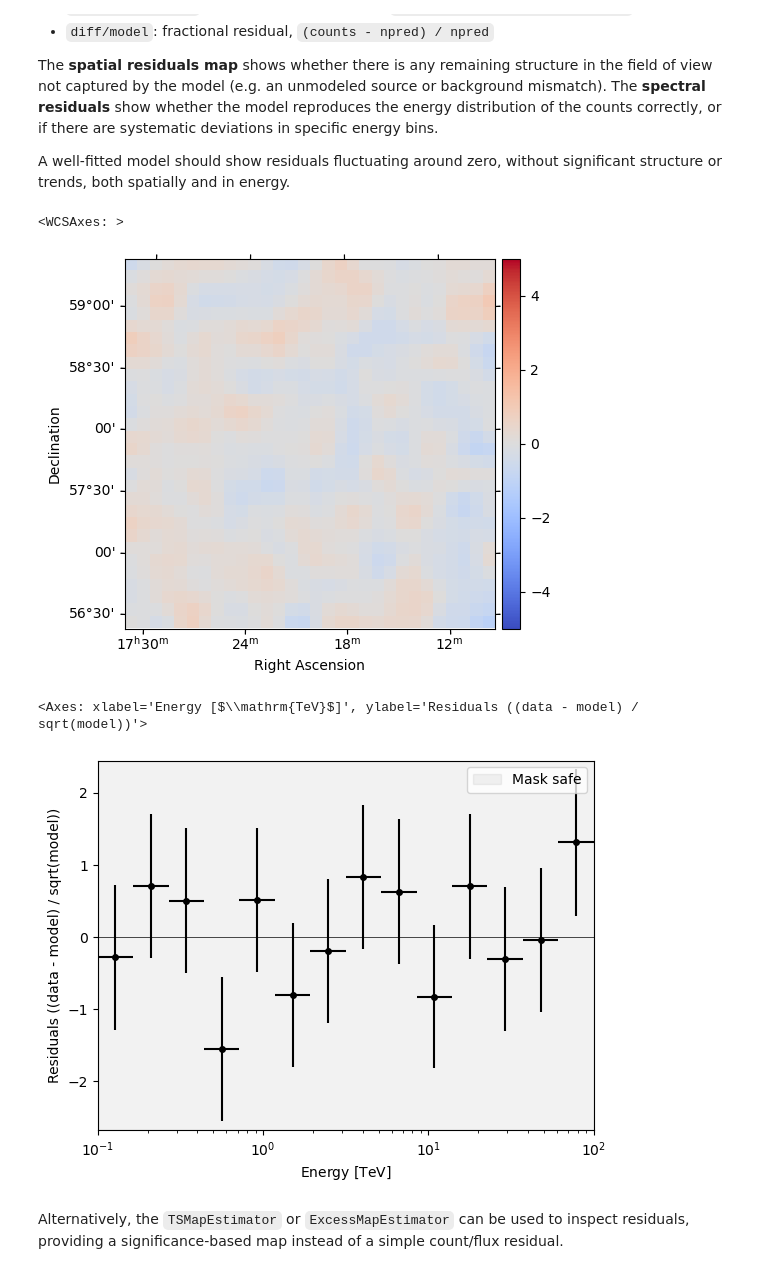
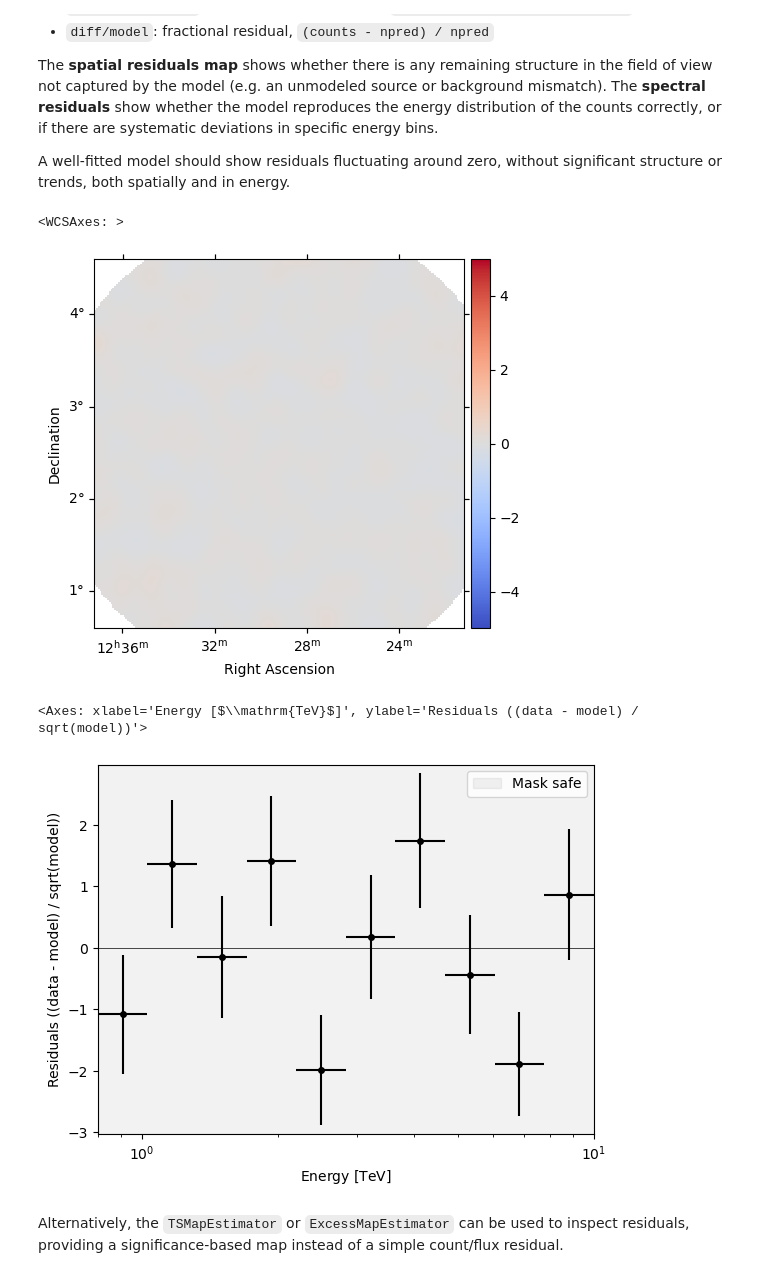
Before and after one commit to alexcervino/Dark-Matter-Tutorials-Gammapy, a Jupyter notebook: dark_matter_tutorial_complete_analysis.ipynb, the cells around one changed output. Drawn from its saved outputs; the diff is of its cells as text; code cells hidden in the pictures.

```diff
--- a/dark_matter_tutorial_complete_analysis.ipynb
+++ b/dark_matter_tutorial_complete_analysis.ipynb
@@ -286,28 +228,28 @@ type    name     value    unit   error      min        max    frozen link prior
 # %% [markdown]
 We see that the coordinates are free parameters, we should freeze them so we make sure we study the target we want.
 # %%
-dataset_mc.models["draco-dm"].parameters['lon_0'].frozen = True
-dataset_mc.models["draco-dm"].parameters['lat_0'].frozen = True
+dataset.models["dm"].parameters['lon_0'].frozen = True
+dataset.models["dm"].parameters['lat_0'].frozen = True
 # %%
 # Fit with background only (no DM signal)
 # Freeze the DM model parameters and free the background model parameters
-dataset_mc.models["draco-dm"].spectral_model.scale.frozen = True
-dataset_mc.models["dataset-simu-draco-bkg"].parameters["norm"].frozen = False
-dataset_mc.models["dataset-simu-draco-bkg"].parameters["tilt"].frozen = False
+dataset.models["dm"].spectral_model.scale.frozen = True
+dataset.models["stacked-bkg"].parameters["norm"].frozen = False
+dataset.models["stacked-bkg"].parameters["tilt"].frozen = False
 
 # Example of how to set the background normalization parameter for a specific dataset. This is useful when you want to adjust the background model's normalization before fitting or analyzing the data.
-dataset_mc.models["dataset-simu-draco-bkg"].parameters["norm"].value = 1.0 # Starting point of the optimizer
-dataset_mc.models["dataset-simu-draco-bkg"].parameters["norm"].min = 0.5
-dataset_mc.models["dataset-simu-draco-bkg"].parameters["norm"].max = 2.0
+dataset.models["stacked-bkg"].parameters["norm"].value = 1.0 # Starting point of the optimizer
+dataset.models["stacked-bkg"].parameters["norm"].min = 0.5
+dataset.models["stacked-bkg"].parameters["norm"].max = 2.0
 
 fit = Fit()
-result_bkg = fit.run(datasets=[dataset_mc])
+result_bkg = fit.run(datasets=[dataset])
 print(f"Background fit converged: {result_bkg.success}")
 
 if not result_bkg.success:
     print("WARNING: fit did not converge. Adjust starting values before continuing.")
 else:
-    stat_H0 = dataset_mc.stat_sum()
+    stat_H0 = dataset.stat_sum()
     print(f"         stat_H0 = {stat_H0:.4f}")
 # %% [output]
 Background fit converged: True
@@ -331,12 +270,11 @@ else:
 Once it has converged, we can proceed with the H1 fit.
 # %%
 # Full fit — all parameters free
-dataset_mc.models["dataset-simu-draco-bkg"].parameters["norm"].frozen = False
-dataset_mc.models["dataset-simu-draco-bkg"].parameters["tilt"].frozen = False
-dataset_mc.models["draco-dm"].spectral_model.scale.frozen = False
+dataset.models["stacked-bkg"].parameters["norm"].frozen = False
+dataset.models["stacked-bkg"].parameters["tilt"].frozen = False
+dataset.models["dm"].spectral_model.scale.frozen = False
 
-result_full = fit.run(datasets=[dataset_mc])
-print(f"Background fit converged: {result_bkg.success}")
+result_full = fit.run(datasets=[dataset])
 print(f"Full fit converged: {result_full.success}")
 
 if not result_full.success:
@@ -351,10 +288,11 @@ Full fit converged: True
 # %%
 #Another way to do the full fit is to create a new model with both the DM and background components and assign it to the dataset. This is useful if you want to keep the original model intact for later use.
 # Here you have the code sample
-spectral_model.parameters["scale"].frozen = False
-models_src = Models([model_simu, bkg_model])
-dataset_example.models = models_src
-result_src = fit.run(datasets=[dataset_example])
+dataset.models["stacked-bkg"].parameters["norm"].frozen = False
+dataset.models["stacked-bkg"].parameters["tilt"].frozen = False
+dataset.models["dm"].spectral_model.scale.frozen = False
+
+result_src = fit.run(datasets=[dataset])
 if not result_src.success:
     print("WARNING: fit did not converge. Adjust starting values before continuing.")
 # %% [markdown]
@@ -469,26 +403,26 @@ distribution of the counts correctly, or if there are systematic deviations in s
 A well-fitted model should show residuals fluctuating around zero, without significant structure or trends, both spatially and in energy.
 # %%
 # Spatial residuals map
-dataset_mc.plot_residuals_spatial(
+dataset.plot_residuals_spatial(
     method="diff/sqrt(model)",
     smooth_kernel="gauss",
     smooth_radius=0.1 * u.deg,
     cmap="coolwarm",
     vmin=-5,
     vmax=5,
     add_cbar=True,
 )
 # %% [output]
 <WCSAxes: >
-[figure, old version]
+[figure, new version]
 # %%
 # Spectral residuals (residual counts vs energy)
-dataset_mc.plot_residuals_spectral(
+dataset.plot_residuals_spectral(
     method="diff/sqrt(model)",
 )
 # %% [output]
 <Axes: xlabel='Energy [$\\mathrm{TeV}$]', ylabel='Residuals ((data - model) / sqrt(model))'>
-[figure, old version]
+[figure, new version]
 # %% [markdown]
 Alternatively, the `TSMapEstimator` or `ExcessMapEstimator` can be used to inspect residuals, providing a significance-based map instead of a simple count/flux residual.
 # %% [markdown]
```
Also changed, not shown: parts of 46 cells of this notebook, 2 other files.
